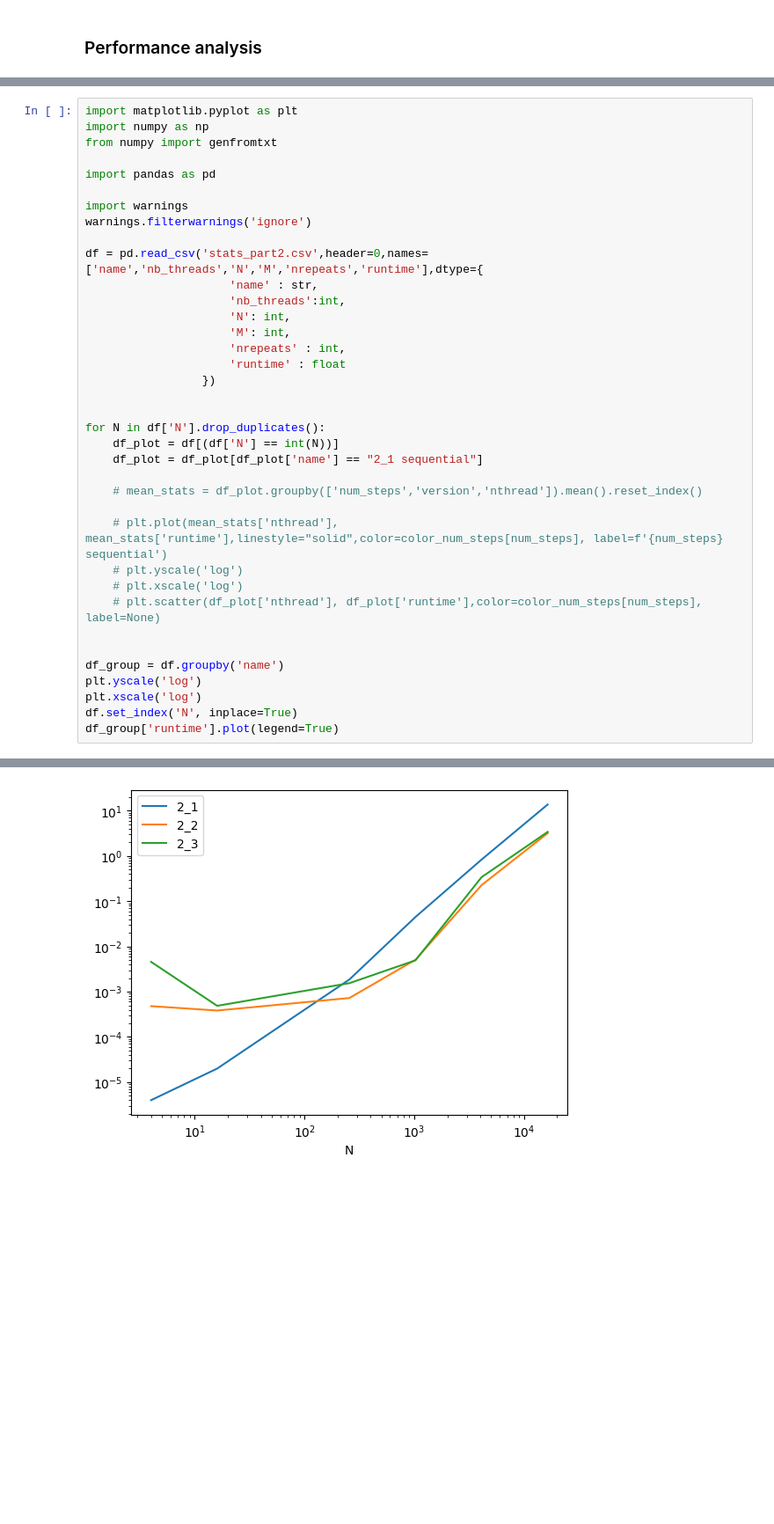
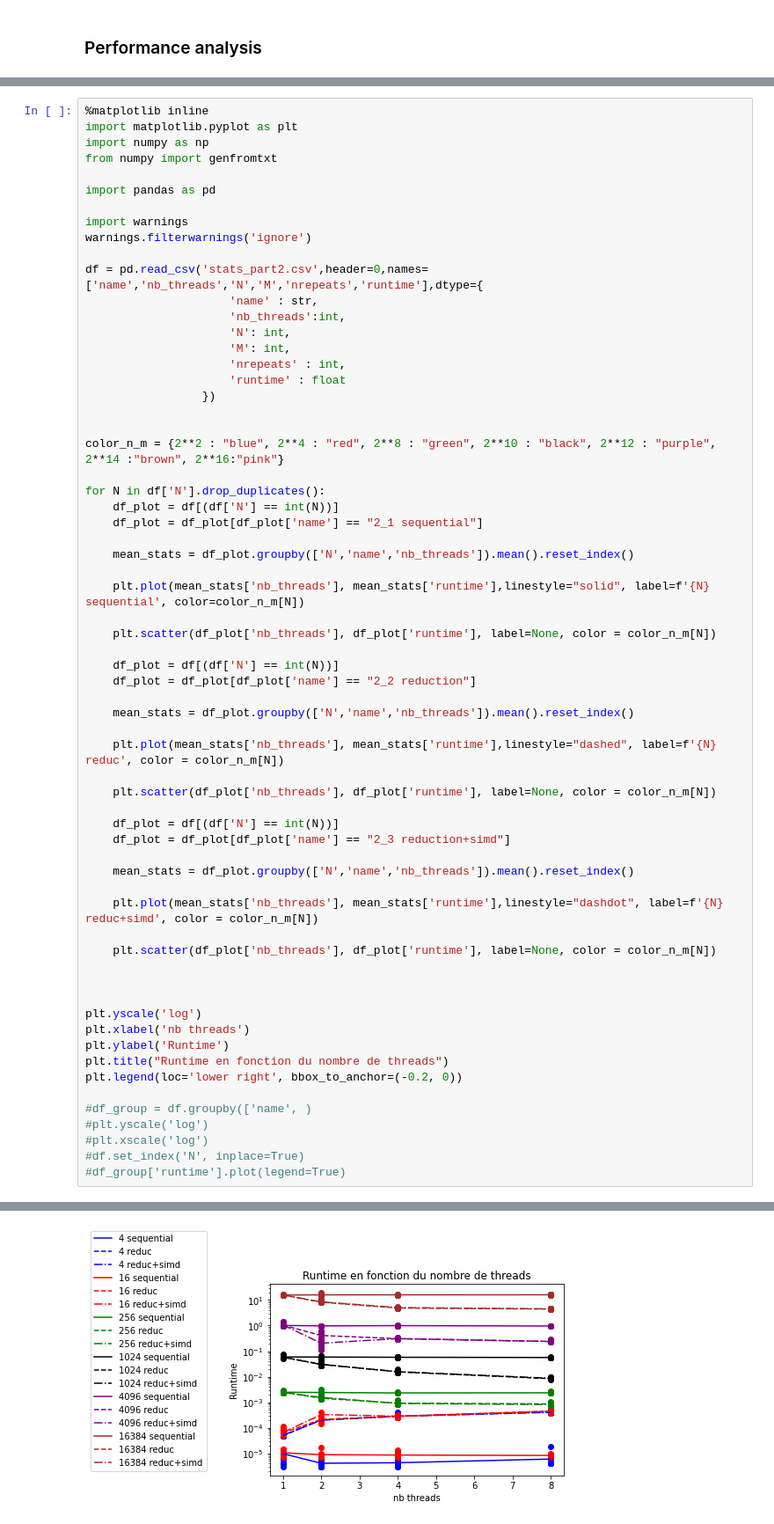
Before and after one commit to CyrilGomes/TP_OPENMP, a Jupyter notebook: src/openmp_tp.ipynb, the cells around one changed output, grey strips where cells are left out. Shown at 88% size. Drawn from its saved outputs; the diff is of its cells as text; blank space fills up the shorter version.

```diff
--- a/src/openmp_tp.ipynb
+++ b/src/openmp_tp.ipynb
@@ -204,4 +283,5 @@ for n in N:
 # %%
+%matplotlib inline
 import matplotlib.pyplot as plt
 import numpy as np
 from numpy import genfromtxt
@@ -221,21 +301,47 @@ df = pd.read_csv('stats_part2.csv',header=0,names=['name','nb_threads','N','M','
                  })
 
 
+color_n_m = {2**2 : "blue", 2**4 : "red", 2**8 : "green", 2**10 : "black", 2**12 : "purple", 2**14 :"brown", 2**16:"pink"}
+
 for N in df['N'].drop_duplicates():
     df_plot = df[(df['N'] == int(N))]
     df_plot = df_plot[df_plot['name'] == "2_1 sequential"]
 
-    # mean_stats = df_plot.groupby(['num_steps','version','nthread']).mean().reset_index()
+    mean_stats = df_plot.groupby(['N','name','nb_threads']).mean().reset_index()
 
-    # plt.plot(mean_stats['nthread'], mean_stats['runtime'],linestyle="solid",color=color_num_steps[num_steps], label=f'{num_steps} sequential')
-    # plt.yscale('log')
-    # plt.xscale('log')
-    # plt.scatter(df_plot['nthread'], df_plot['runtime'],color=color_num_steps[num_steps], label=None)
+    plt.plot(mean_stats['nb_threads'], mean_stats['runtime'],linestyle="solid", label=f'{N} sequential', color=color_n_m[N])
+
+    plt.scatter(df_plot['nb_threads'], df_plot['runtime'], label=None, color = color_n_m[N])
+
+    df_plot = df[(df['N'] == int(N))]
+    df_plot = df_plot[df_plot['name'] == "2_2 reduction"]
+
+    mean_stats = df_plot.groupby(['N','name','nb_threads']).mean().reset_index()
+
+    plt.plot(mean_stats['nb_threads'], mean_stats['runtime'],linestyle="dashed", label=f'{N} reduc', color = color_n_m[N])
+
+    plt.scatter(df_plot['nb_threads'], df_plot['runtime'], label=None, color = color_n_m[N])
+
+    df_plot = df[(df['N'] == int(N))]
+    df_plot = df_plot[df_plot['name'] == "2_3 reduction+simd"]
+
+    mean_stats = df_plot.groupby(['N','name','nb_threads']).mean().reset_index()
+
+    plt.plot(mean_stats['nb_threads'], mean_stats['runtime'],linestyle="dashdot", label=f'{N} reduc+simd', color = color_n_m[N])
+
+    plt.scatter(df_plot['nb_threads'], df_plot['runtime'], label=None, color = color_n_m[N])
 
 
-df_group = df.groupby('name')
+
 plt.yscale('log')
-plt.xscale('log')
-df.set_index('N', inplace=True)
-df_group['runtime'].plot(legend=True)
+plt.xlabel('nb threads')
+plt.ylabel('Runtime')
+plt.title("Runtime en fonction du nombre de threads")
+plt.legend(loc='lower right', bbox_to_anchor=(-0.2, 0))
+
+#df_group = df.groupby(['name', )
+#plt.yscale('log')
+#plt.xscale('log')
+#df.set_index('N', inplace=True)
+#df_group['runtime'].plot(legend=True)
 # %% [output]
@@ -247 +349 @@ Name: runtime, dtype: object
-[figure, old version]
+[figure, new version]
```
Also changed, not shown: parts of 7 cells of this notebook, 10 other files.
